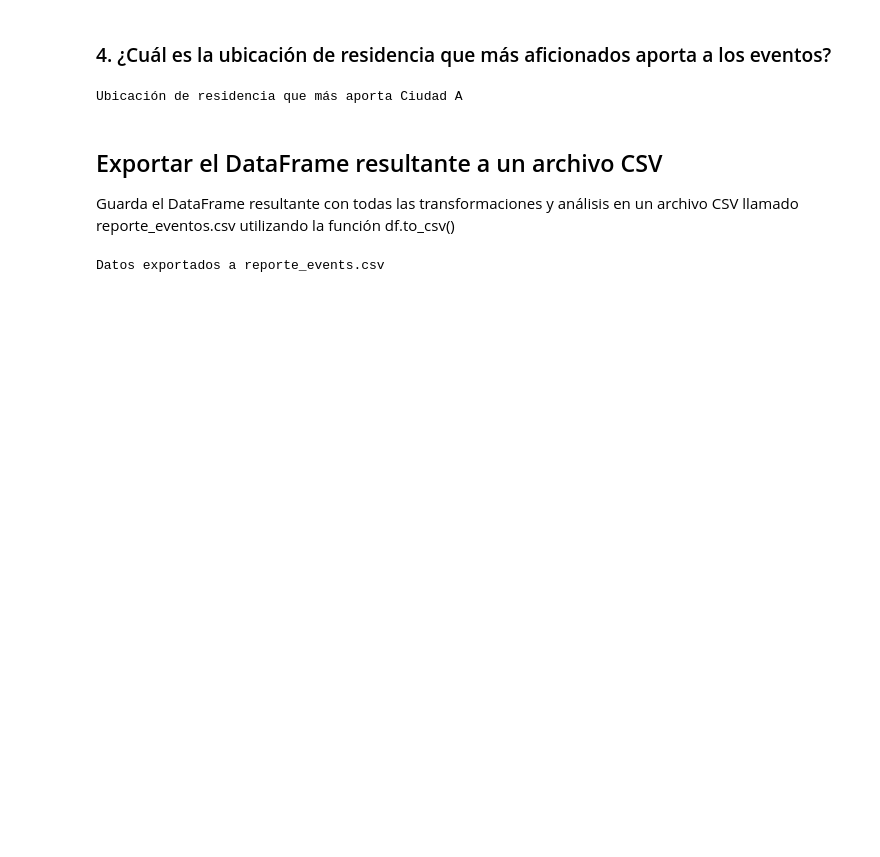
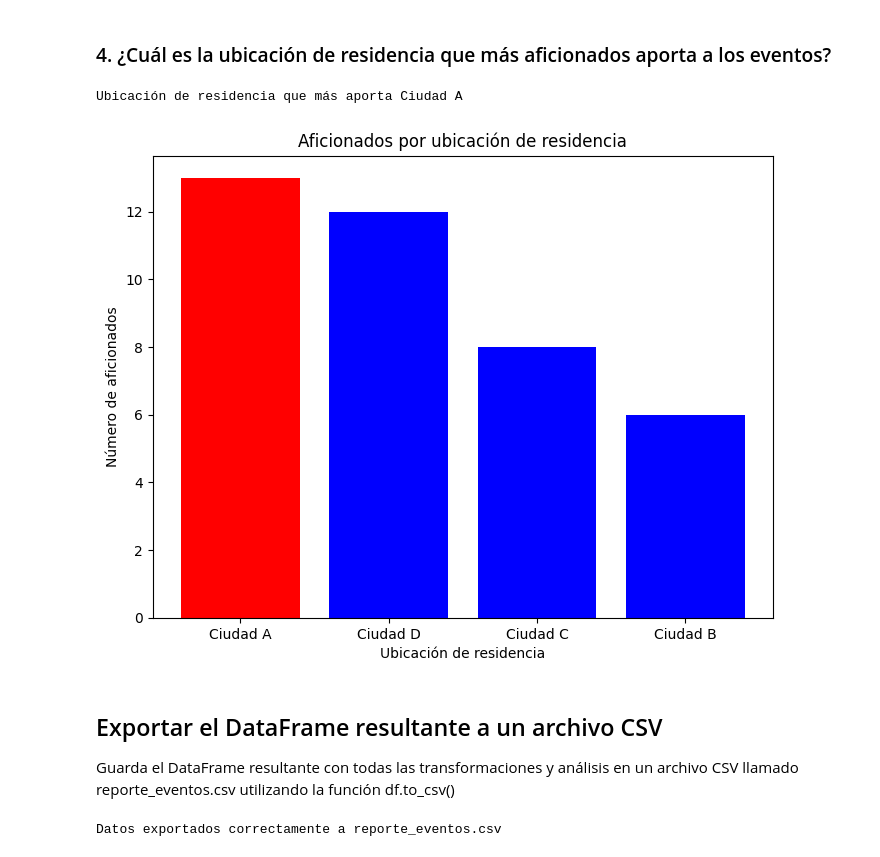
Before and after one commit to ea-analisisdatos/analisisdatoseventosdeportivos, a Jupyter notebook: analisis_eventos.ipynb, the cells around one changed output. Cells and saved outputs as stored; diff of their text form; code cells hidden in the pictures; blank space fills up the shorter version.

```diff
--- a/analisis_eventos.ipynb
+++ b/analisis_eventos.ipynb
@@ -81,15 +193,43 @@ Medio publicitario con mayor impacto: TV
 # %% [markdown]
 ### 4. ¿Cuál es la ubicación de residencia que más aficionados aporta a los eventos?
-# %%
-ubicacion_mas_aficionados = merged_df['ubicación_residencia'].value_counts().idxmax()
-print("Ubicación de residencia que más aporta", ubicacion_mas_aficionados)
-# %% [output]
-Ubicación de residencia que más aporta Ciudad A
+# %%
+ubicacion_mas_aficionados = merged_df['ubicación_residencia'].value_counts().idxmax()
+print("Ubicación de residencia que más aporta", ubicacion_mas_aficionados)
+
+# Gráfico de la ubicación que más aficionados aporta
+# Crear el DataFrame que cuenta los aficionados por ubicación de residencia
+ubicacion_mas_aficionados_df = merged_df['ubicación_residencia'].value_counts().reset_index()
+ubicacion_mas_aficionados_df.columns = ['ubicación_residencia', 'n_aficionados']
+plt.figure(figsize=(8,6))
+# Asignar colores: rojo para la ubicación que más aporta, azul para las demás
+colors = ['red' if ubicacion == ubicacion_mas_aficionados else 'blue' for ubicacion in ubicacion_mas_aficionados_df['ubicación_residencia']]
+# Crear el gráfico de barras
+plt.bar(ubicacion_mas_aficionados_df['ubicación_residencia'], ubicacion_mas_aficionados_df['n_aficionados'], color=colors)
+# Añadir títulos y etiquetas
+plt.title('Aficionados por ubicación de residencia')
+plt.ylabel('Número de aficionados')
+plt.xlabel('Ubicación de residencia')
+plt.show()
+# %% [output]
+Ubicación de residencia que más aporta Ciudad A
+[figure, added]
 # %% [markdown]
 ## Exportar el DataFrame resultante a un archivo CSV
 Guarda el DataFrame resultante con todas las transformaciones y análisis en un archivo CSV llamado reporte_eventos.csv utilizando la función df.to_csv()
-# %%
-merged_df.to_csv('./workspace/reporte_eventos.csv', index=False)
-print("Datos exportados a reporte_events.csv")
-# %% [output]
-Datos exportados a reporte_events.csv
+# %%
+# Renombrar las columnas para mayor claridad
+merged_df_renombrado = merged_df.rename(columns={
+    'impacto_promocion': 'Impacto de la promoción (Asistentes/Presupuesto)',
+    'nombre_evento': 'Nombre del Evento',
+    'asistentes_totales': 'Asistentes Totales',
+    'medio_publicitario': 'Medio Publicitario',
+    'ubicación_residencia': 'Ubicación de Residencia',
+    'n_aficionados': 'Número de Aficionados',
+    'presupuesto': 'Presupuesto de la Promoción'
+})
+
+# Exportar el DataFrame final a un archivo CSV
+merged_df_renombrado.to_csv('./workspace/reporte_eventos.csv', index=False)
+print("Datos exportados correctamente a reporte_eventos.csv")
+# %% [output]
+Datos exportados correctamente a reporte_eventos.csv
```
Also changed, not shown: parts of 10 cells of this notebook, 2 other files.
